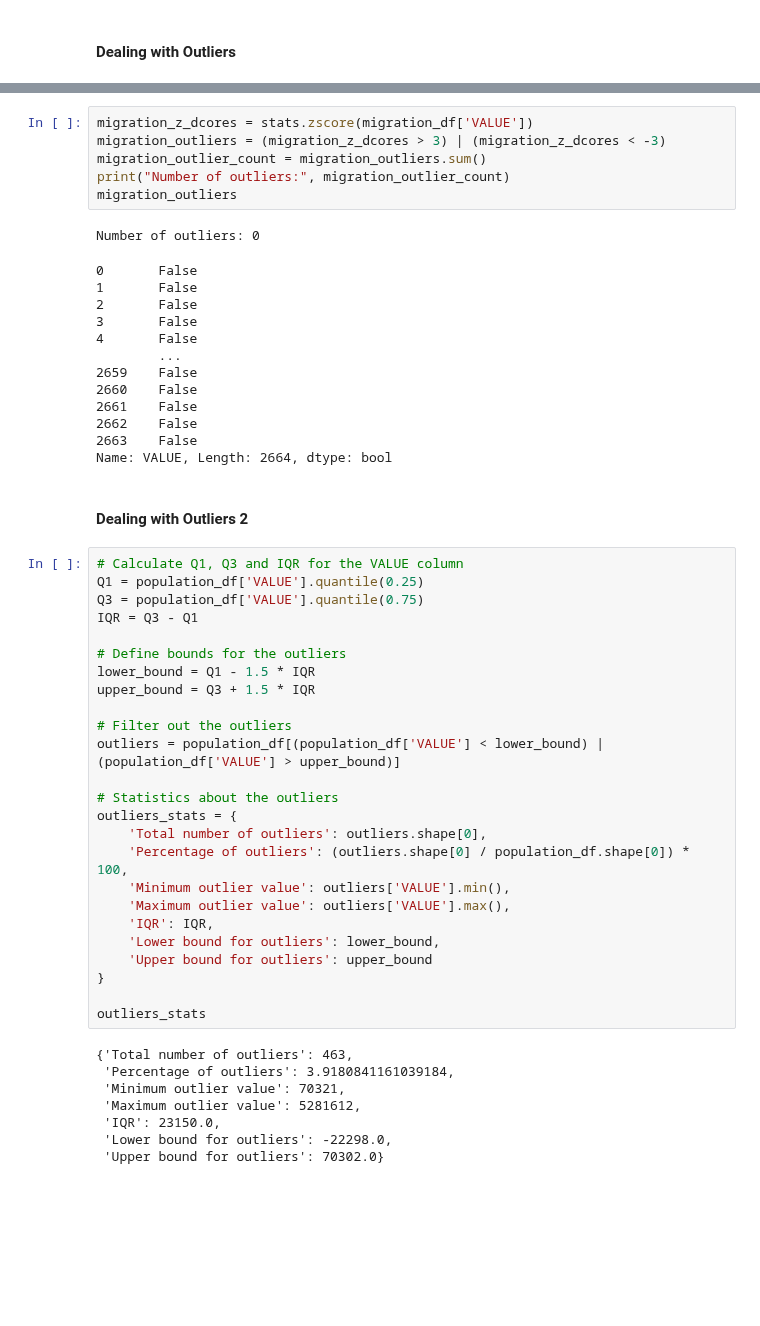
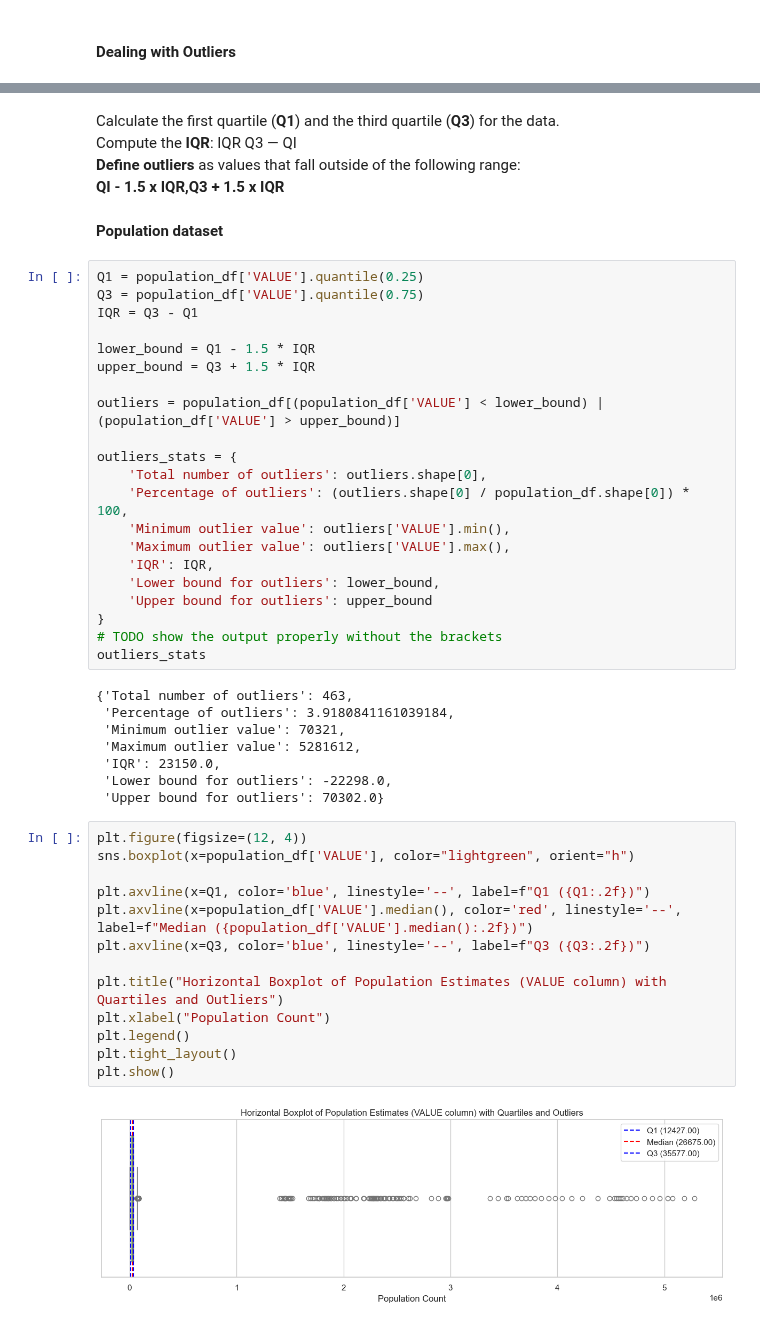
Before and after one commit to Ivkoto/DataAnalyticsMachineLearning, a Jupyter notebook: Data_Preparation/CA1_Data_Prep_V6.ipynb, the cells around one changed output, grey strips where cells are left out. Saved outputs shown, nothing was run; the diff lists cells and outputs as text; blank space fills up the shorter version.

Commit message:
Outliners added for both datasets

```diff
--- a/Data_Preparation/CA1_Data_Prep_V6.ipynb
+++ b/Data_Preparation/CA1_Data_Prep_V6.ipynb
@@ -329,39 +281,20 @@ plt.show()
-# %%
-migration_z_dcores = stats.zscore(migration_df['VALUE'])
-migration_outliers = (migration_z_dcores > 3) | (migration_z_dcores < -3)
-migration_outlier_count = migration_outliers.sum()
-print("Number of outliers:", migration_outlier_count)
-migration_outliers
-# %% [output]
-Number of outliers: 0
-0       False
-1       False
-2       False
-3       False
-4       False
-        ...
-2659    False
-2660    False
-2661    False
-2662    False
-2663    False
-Name: VALUE, Length: 2664, dtype: bool
-# %% [markdown]
-#### Dealing with Outliers 2
+# %% [markdown]
+Calculate the first quartile (**Q1**) and the third quartile (**Q3**) for the data.\
+Compute the **IQR**: IQR Q3 — QI\
+**Define outliers** as values that fall outside of the following range:\
+**QI - 1.5 x IQR,Q3 + 1.5 x IQR**
+# %% [markdown]
+**Population dataset**
 # %%
-# Calculate Q1, Q3 and IQR for the VALUE column
 Q1 = population_df['VALUE'].quantile(0.25)
 Q3 = population_df['VALUE'].quantile(0.75)
 IQR = Q3 - Q1
 
-# Define bounds for the outliers
 lower_bound = Q1 - 1.5 * IQR
 upper_bound = Q3 + 1.5 * IQR
 
-# Filter out the outliers
 outliers = population_df[(population_df['VALUE'] < lower_bound) | (population_df['VALUE'] > upper_bound)]
 
-# Statistics about the outliers
 outliers_stats = {
     'Total number of outliers': outliers.shape[0],
     'Percentage of outliers': (outliers.shape[0] / population_df.shape[0]) * 100,
@@ -371,7 +304,7 @@ outliers_stats = {
     'Lower bound for outliers': lower_bound,
     'Upper bound for outliers': upper_bound
 }
-
+# TODO show the output properly without the brackets
 outliers_stats
 # %% [output]
 {'Total number of outliers': 463,
@@ -381,3 +314,18 @@ outliers_stats
  'IQR': 23150.0,
  'Lower bound for outliers': -22298.0,
  'Upper bound for outliers': 70302.0}
+# %%
+plt.figure(figsize=(12, 4))
+sns.boxplot(x=population_df['VALUE'], color="lightgreen", orient="h")
+
+plt.axvline(x=Q1, color='blue', linestyle='--', label=f"Q1 ({Q1:.2f})")
+plt.axvline(x=population_df['VALUE'].median(), color='red', linestyle='--', label=f"Median ({population_df['VALUE'].median():.2f})")
+plt.axvline(x=Q3, color='blue', linestyle='--', label=f"Q3 ({Q3:.2f})")
+
+plt.title("Horizontal Boxplot of Population Estimates (VALUE column) with Quartiles and Outliers")
+plt.xlabel("Population Count")
+plt.legend()
+plt.tight_layout()
+plt.show()
+# %% [output]
+[figure, added]
```
Also changed, not shown: parts of 12 cells of this notebook.
